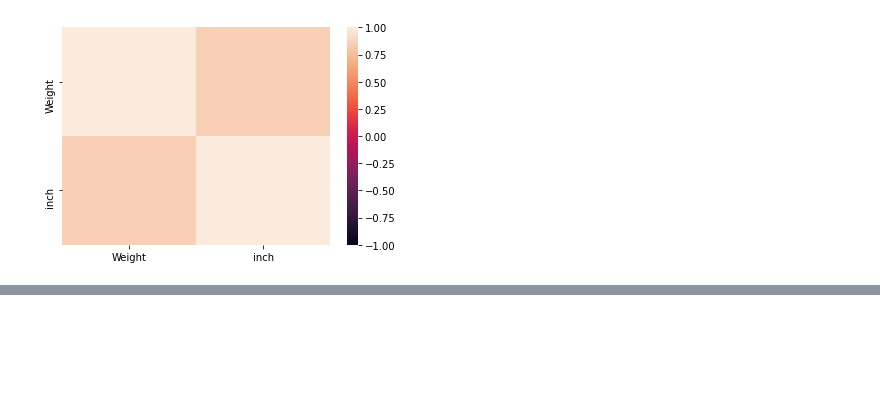
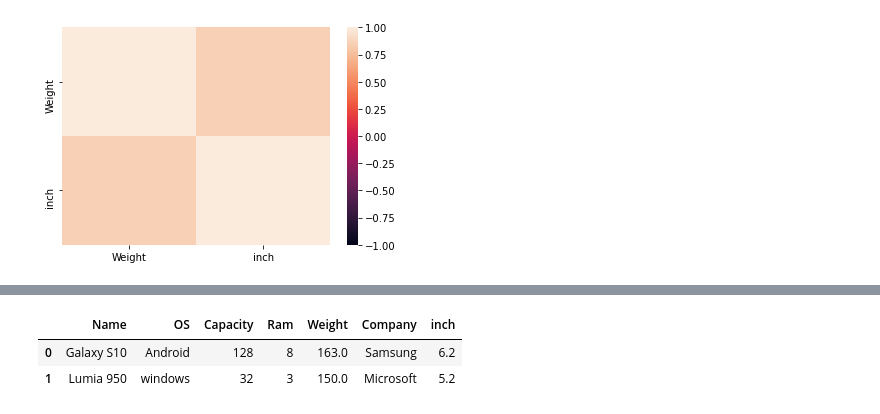
Before and after one commit to HasibullahAman/Preprocessing_DataSince, a Jupyter notebook: Statics/Statics.ipynb, the cells around one changed output, grey strips where cells are left out. Saved outputs shown, nothing was run; the diff lists cells and outputs as text; code cells hidden in the pictures; blank space fills up the shorter version.

```diff
--- a/Statics/Statics.ipynb
+++ b/Statics/Statics.ipynb
@@ -141,0 +152,6 @@ sb.heatmap(cor,xticklabels=CO.columns,yticklabels=CO.columns,vmin=-1,vmax=1)
+# %%
+tod.head(2)
+# %% [output]
+|  | Name | OS | Capacity | Ram | Weight | Company | inch |
+| 0 | Galaxy S10 | Android | 128 | 8 | 163.0 | Samsung | 6.2 |
+| 1 | Lumia 950 | windows | 32 | 3 | 150.0 | Microsoft | 5.2 |
```
Also changed, not shown: parts of 9 cells of this notebook.
